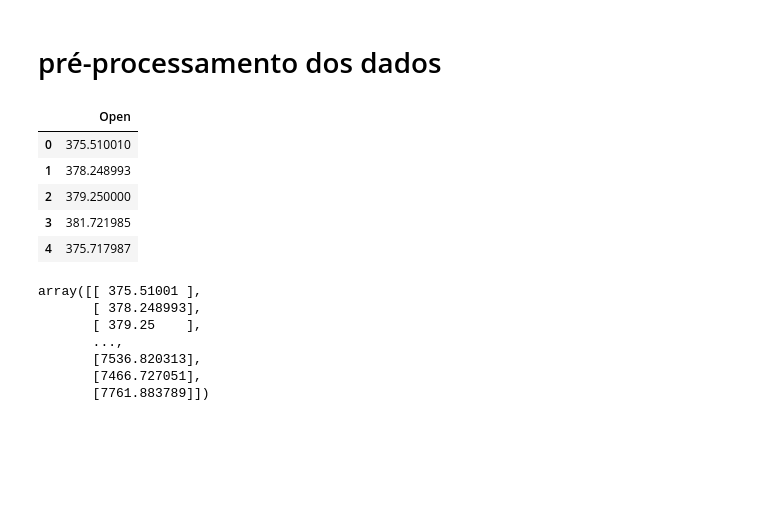
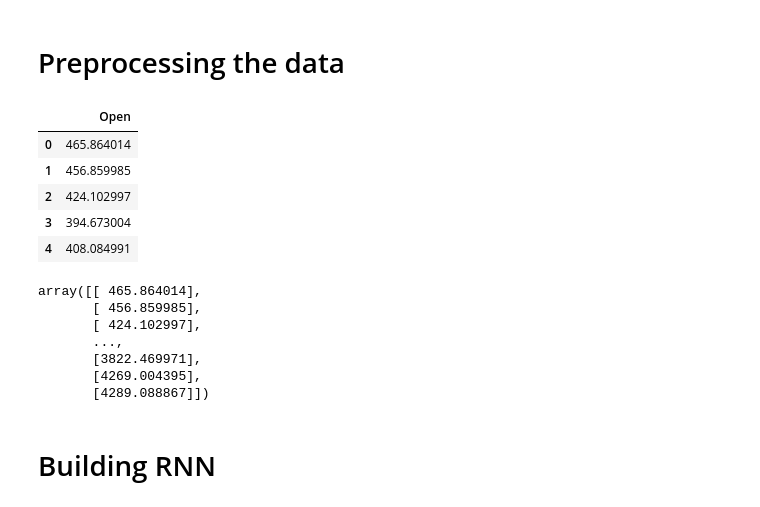
Before and after one commit to deeplearningunb/Nostradamus-Coin, a Jupyter notebook: bitcoin_price_prediction.ipynb, the cells around one changed output. Cells and saved outputs as stored; diff of their text form; code cells hidden in the pictures; blank space fills up the shorter version.

```diff
--- a/bitcoin_price_prediction.ipynb
+++ b/bitcoin_price_prediction.ipynb
@@ -23,32 +25,32 @@ Successfully installed Keras-2.2.4 matplotlib-3.0.3 numpy-1.16.2 sklearn-0.0
-# %% [markdown]
-# pré-processamento dos dados
+# %% [markdown]
+# Preprocessing the data
 # %%
 import numpy as np
 import pandas as pd
 import matplotlib.pyplot as plt
 # %%
-dataset=pd.read_csv('BTC-USD.csv')
+dataset=pd.read_csv('bitcoin_prices_train.csv')
 
 training_set=dataset.iloc[:,1:2]        #selecting the second column
-training_set.head()                          #print first five rows
+training_set.head()                          #print rows
 # %% [output]
 |  | Open |
-| 0 | 375.510010 |
-| 1 | 378.248993 |
-| 2 | 379.250000 |
-| 3 | 381.721985 |
-| 4 | 375.717987 |
+| 0 | 465.864014 |
+| 1 | 456.859985 |
+| 2 | 424.102997 |
+| 3 | 394.673004 |
+| 4 | 408.084991 |
 # %%
 training_set=training_set.values            #converting to 2d array
 training_set                                 #print the whole data
 # %% [output]
-array([[ 375.51001 ],
-       [ 378.248993],
-       [ 379.25    ],
+array([[ 465.864014],
+       [ 456.859985],
+       [ 424.102997],
        ...,
-       [7536.820313],
-       [7466.727051],
-       [7761.883789]])
+       [3822.469971],
+       [4269.004395],
+       [4289.088867]])
 # %%
 #Scaling the data
 
@@ -65,0 +68,2 @@ xtrain = np.reshape(xtrain, (1825, 1, 1))     #Reshaping into required shape for
+# %% [markdown]
+# Building RNN
```
Also changed, not shown: parts of 9 cells of this notebook, 2 other files.
